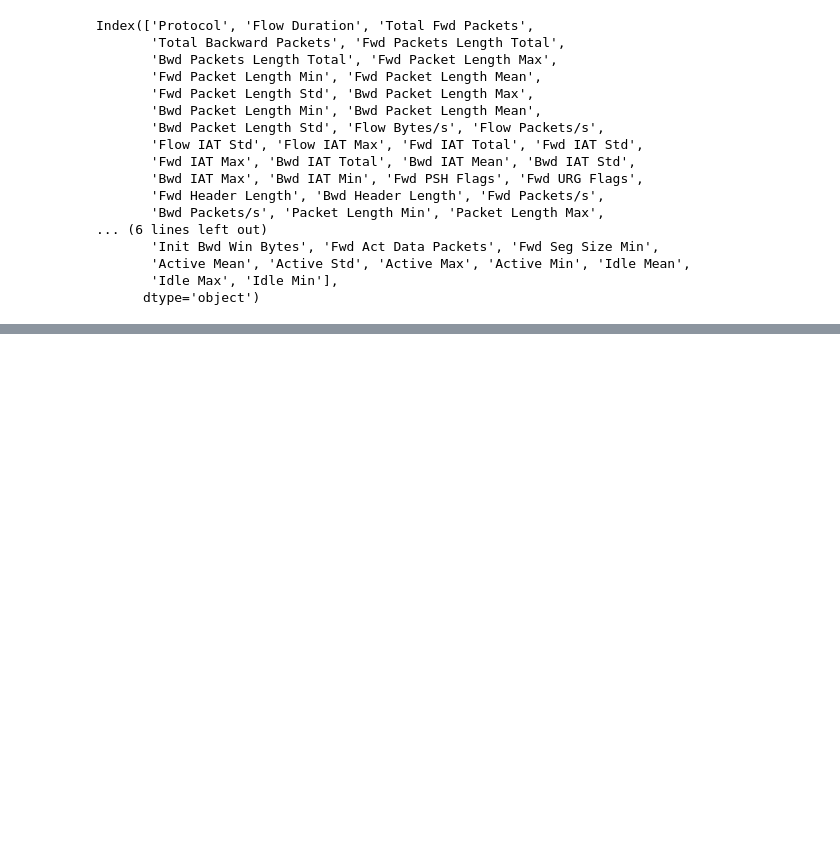
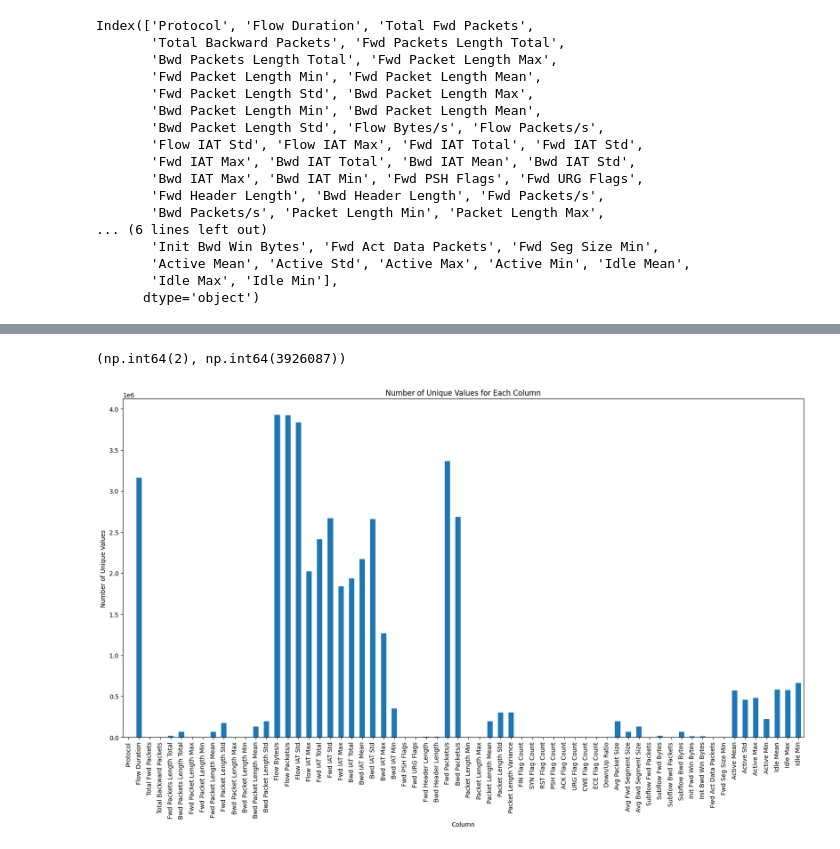
Before and after one commit to druvdub/3yp, a Jupyter notebook: notebooks/1.0-csnn.ipynb, the cells around one changed output, grey strips where cells are left out. Drawn from its saved outputs; the diff is of its cells as text; code cells hidden in the pictures; blank space fills up the shorter version.

```diff
--- a/notebooks/1.0-csnn.ipynb
+++ b/notebooks/1.0-csnn.ipynb
@@ -216,0 +247,7 @@ Index(['Protocol', 'Flow Duration', 'Total Fwd Packets',
+# %%
+# plot a graph of the number of unique values for each column and get a sense of the distribution
+# get median, mean, mode, and standard deviation of the number of unique values
+import matplotlib.pyplot as plt
+
+unique_values = X_selected_features.nunique()
+unique_values.describe()
@@ -216,0 +264,18 @@ Index(['Protocol', 'Flow Duration', 'Total Fwd Packets',
+# %%
+# get min and max unique values
+min_unique_values = unique_values.min()
+max_unique_values = unique_values.max()
+
+min_unique_values, max_unique_values
+# %% [output]
+(np.int64(2), np.int64(3926087))
+# %%
+# plot a bar graph of the number of unique values for each column
+plt.figure(figsize=(20, 10))
+unique_values.plot(kind="bar")
+plt.title("Number of Unique Values for Each Column")
+plt.xlabel("Column")
+plt.ylabel("Number of Unique Values")
+plt.show()
+# %% [output]
+[figure, added]
```
Also changed, not shown: parts of 61 cells of this notebook, 1 other file.
